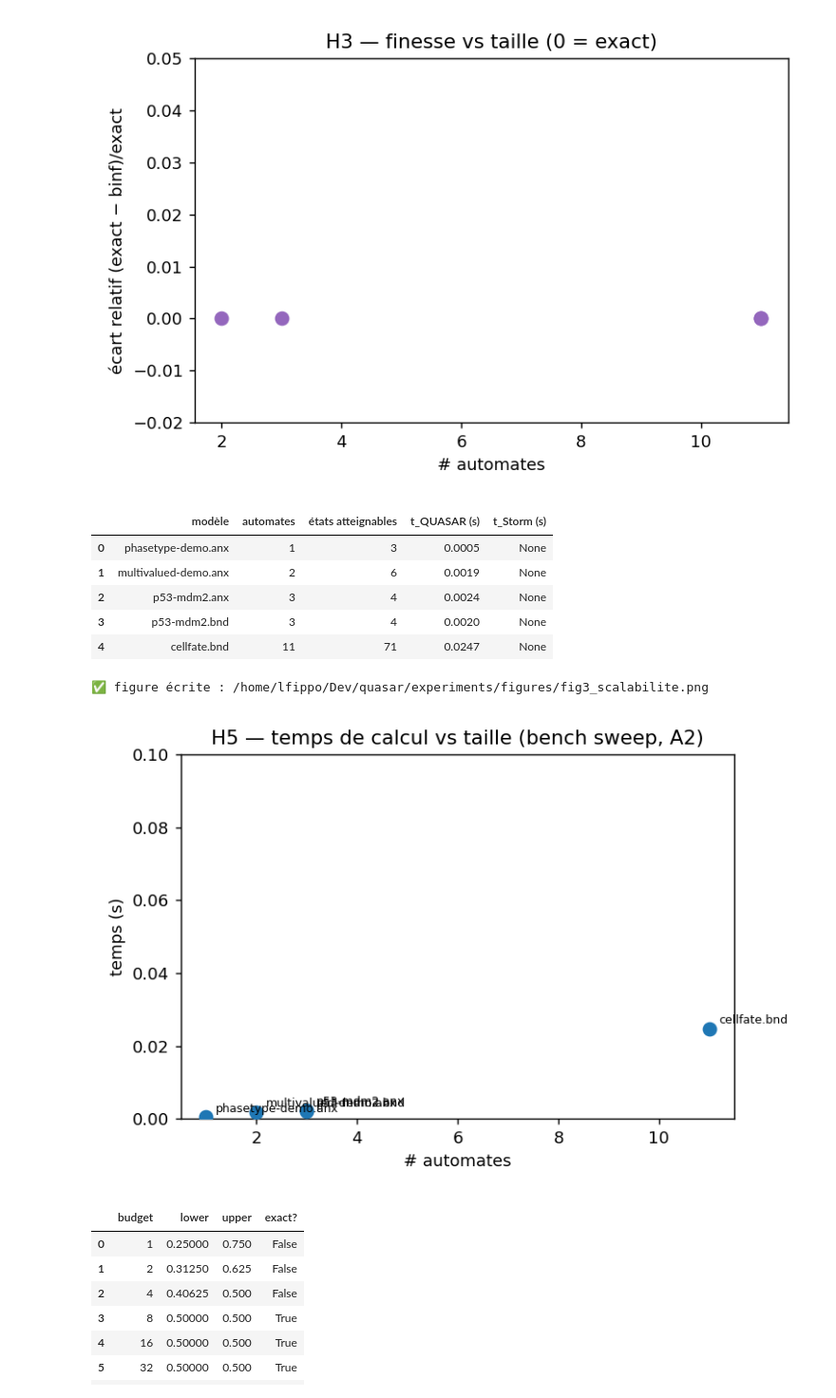
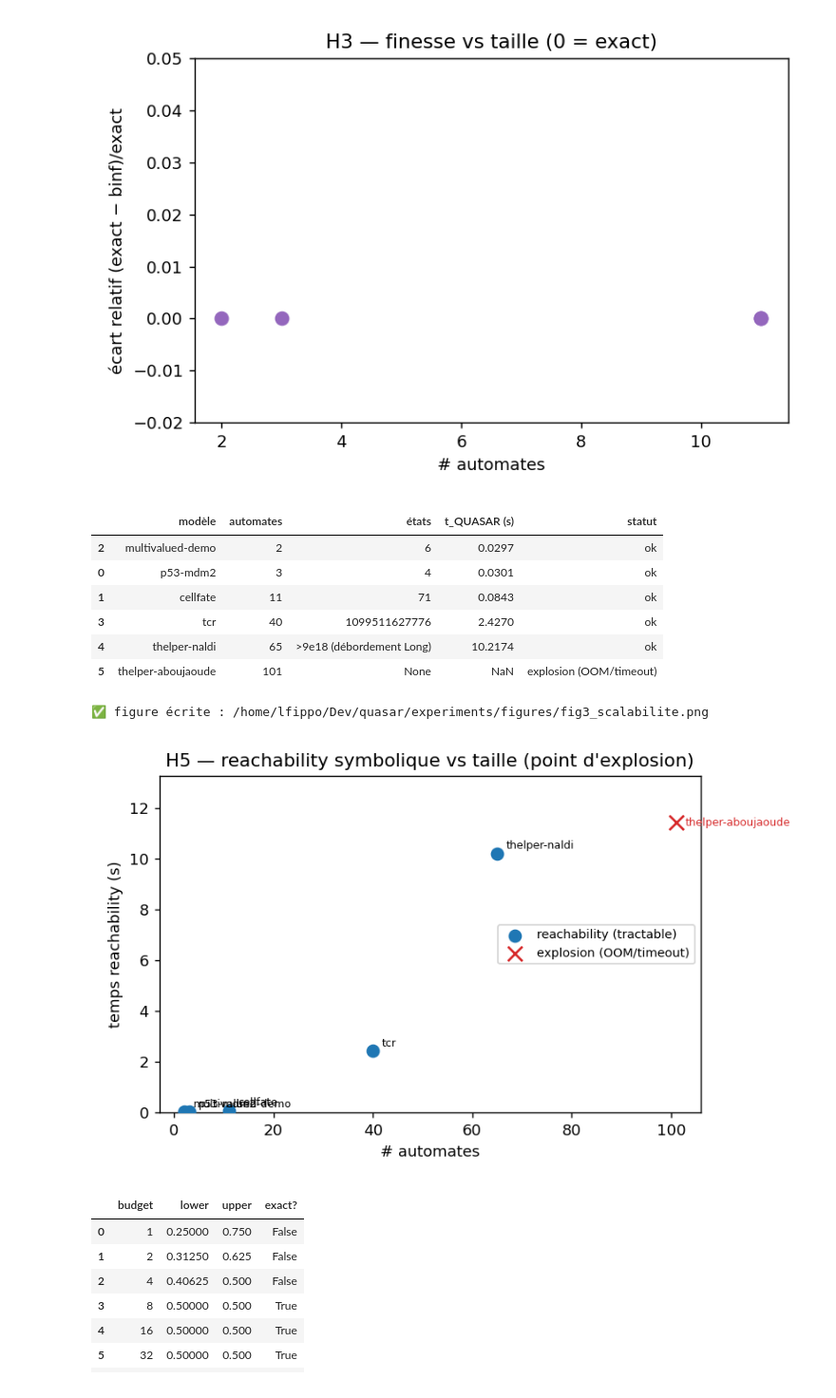
Before and after one commit to Louis-Fippo/quasar, a Jupyter notebook: experiments/validation_chap4.ipynb, the cells around one changed output. Shown at 95% size. Saved outputs shown, nothing was run; the diff lists cells and outputs as text; code cells hidden in the pictures.

```diff
--- a/experiments/validation_chap4.ipynb
+++ b/experiments/validation_chap4.ipynb
@@ -223,14 +228,15 @@ MODELS = {
     "multivalued-demo": {"palier": "démo — multivalué + cycle",     "file": MODELS_DIR / "multivalued-demo.anx", "valued": True},
 }
 
-# Modèles du plan §2 à acquérir (qualitatifs → valuation requise).
+# Modèles du plan §2 (qualitatifs) — acquis via experiments/acquire_models.sh
+# (GINsim .zginml -> SBML-qual), puis valués (Section 2). Tailles réelles importées.
 EXTERNAL = {
-    "thelper-naldi":      {"palier": "A — primaire immuno (~40)",  "src": "GINsim PLoS CB e1000912 (SBML-qual)"},
-    "thelper-aboujaoude": {"palier": "A — scalabilité (101)",      "src": "ginsim.org/node/185 (SBML-qual)"},
-    "tcr":                {"palier": "A — signalisation TCR",      "src": "GINsim / CellNetAnalyzer"},
-    "n2a-apoptosis":      {"palier": "B — NETRI neurotox",         "src": "Vasaikar 2015, PMC4548197 (à reconstruire)"},
+    "tcr":                {"palier": "A — signalisation TCR (40 automates)",   "src": "GINsim TCRsig40 ; Saez-Rodriguez 2007"},
+    "thelper-naldi":      {"palier": "A — Th, modèle complet (65 automates)",  "src": "GINsim ; Naldi 2010, PLoS CB e1000912"},
+    "thelper-aboujaoude": {"palier": "A — scalabilité (101 automates)",        "src": "GINsim ; Abou-Jaoudé 2014, Front. Bioeng."},
+    "n2a-apoptosis":      {"palier": "B — NETRI neurotox",                     "src": "Vasaikar 2015, PMC4548197 (absent de GINsim — à reconstruire)"},
 }
 print("Présents :", list(MODELS))
-print("À acquérir :", list(EXTERNAL))
+print("À acquérir/importer :", list(EXTERNAL))
 # %% [output]
 Présents : ['p53-mdm2', 'cellfate', 'multivalued-demo']
@@ -919,43 +975,47 @@ if render_figure(_draw2, _p):
 # %%
 # ---- Figure 3 : scalabilité (temps QUASAR vs taille) ----
 df3 = SCALABILITY.copy()
 df3.to_csv(FIG / "fig3_data.csv", index=False)
 display(df3)
 
 def _draw3():
     import matplotlib.pyplot as plt
-    fig, ax = plt.subplots(figsize=(6, 4))
-    # `bench sweep` (A2) : temps de calcul interne (hors démarrage JVM) vs taille
-    # -> tendance d'échelle exploitable. Un point par modèle, trié par taille.
-    ax.scatter(df3["automates"], df3["t_QUASAR (s)"], c="tab:blue", s=60, zorder=3,
-               label="QUASAR (bench sweep)")
-    for _, r in df3.iterrows():
+    fig, ax = plt.subplots(figsize=(6.5, 4))
+    okm = df3[df3["statut"] == "ok"]
+    expl = df3[df3["statut"] != "ok"]
+    # modèles tractables : temps de calcul (hors démarrage JVM) vs taille
+    ax.scatter(okm["automates"], okm["t_QUASAR (s)"], c="tab:blue", s=60, zorder=3,
+               label="reachability (tractable)")
+    for _, r in okm.iterrows():
         ax.annotate(r["modèle"], (r["automates"], r["t_QUASAR (s)"]),
                     textcoords="offset points", xytext=(6, 3), fontsize=7)
-    # Storm exact (V2) superposé si des temps numériques sont disponibles.
-    if "t_Storm (s)" in df3.columns:
-        st = df3[df3["t_Storm (s)"].apply(lambda v: isinstance(v, (int, float)))]
-        if len(st):
-            ax.scatter(st["automates"], st["t_Storm (s)"], c="tab:red", marker="^",
-                       s=60, zorder=3, label="Storm (exact)")
-            ax.legend(fontsize=8)
-    ax.set_xlabel("# automates"); ax.set_ylabel("temps (s)")
-    ax.set_ylim(0, max(0.1, float(df3["t_QUASAR (s)"].max()) * 1.3))
-    ax.set_title("H5 — temps de calcul vs taille (bench sweep, A2)")
+    ymax = max(0.1, float(okm["t_QUASAR (s)"].max() or 0.1))
+    # modèles où l'espace d'états explose (OOM/timeout) : marqueurs en haut
+    if len(expl):
+        ax.scatter(expl["automates"], [ymax * 1.12] * len(expl), c="tab:red", marker="x",
+                   s=90, zorder=3, label="explosion (OOM/timeout)")
+        for _, r in expl.iterrows():
+            ax.annotate(r["modèle"], (r["automates"], ymax * 1.12),
+                        textcoords="offset points", xytext=(6, -2), fontsize=7, color="tab:red")
+    ax.set_xlabel("# automates"); ax.set_ylabel("temps reachability (s)")
+    ax.set_ylim(0, ymax * 1.3)
+    ax.set_title("H5 — reachability symbolique vs taille (point d'explosion)")
+    ax.legend(fontsize=8, loc="center right")
     fig.tight_layout(); fig.savefig(FIG / "fig3_scalabilite.png", dpi=130)
 
 _p = FIG / "fig3_scalabilite.png"
 if render_figure(_draw3, _p):
     display(Image(filename=str(_p)))
 # %% [output]
-|  | modèle | automates | états atteignables | t_QUASAR (s) | t_Storm (s) |
-| 0 | phasetype-demo.anx | 1 | 3 | 0.0005 | None |
-| 1 | multivalued-demo.anx | 2 | 6 | 0.0019 | None |
-| 2 | p53-mdm2.anx | 3 | 4 | 0.0024 | None |
-| 3 | p53-mdm2.bnd | 3 | 4 | 0.0020 | None |
-| 4 | cellfate.bnd | 11 | 71 | 0.0247 | None |
+|  | modèle | automates | états | t_QUASAR (s) | statut |
+| 2 | multivalued-demo | 2 | 6 | 0.0297 | ok |
+| 0 | p53-mdm2 | 3 | 4 | 0.0301 | ok |
+| 1 | cellfate | 11 | 71 | 0.0843 | ok |
+| 3 | tcr | 40 | 1099511627776 | 2.4270 | ok |
+| 4 | thelper-naldi | 65 | >9e18 (débordement Long) | 10.2174 | ok |
+| 5 | thelper-aboujaoude | 101 | None | NaN | explosion (OOM/timeout) |
 ✅ figure écrite : /home/lfippo/Dev/quasar/experiments/figures/fig3_scalabilite.png
-[figure, old version]
+[figure, new version]
 # %%
 # ---- Figure 4 : convergence anytime (encadrement CEGAR) ----
 df4 = CONVERGENCE.dropna(subset=["lower", "upper"]).copy()
```
Also changed, not shown: parts of 13 cells of this notebook, 7 other files.
